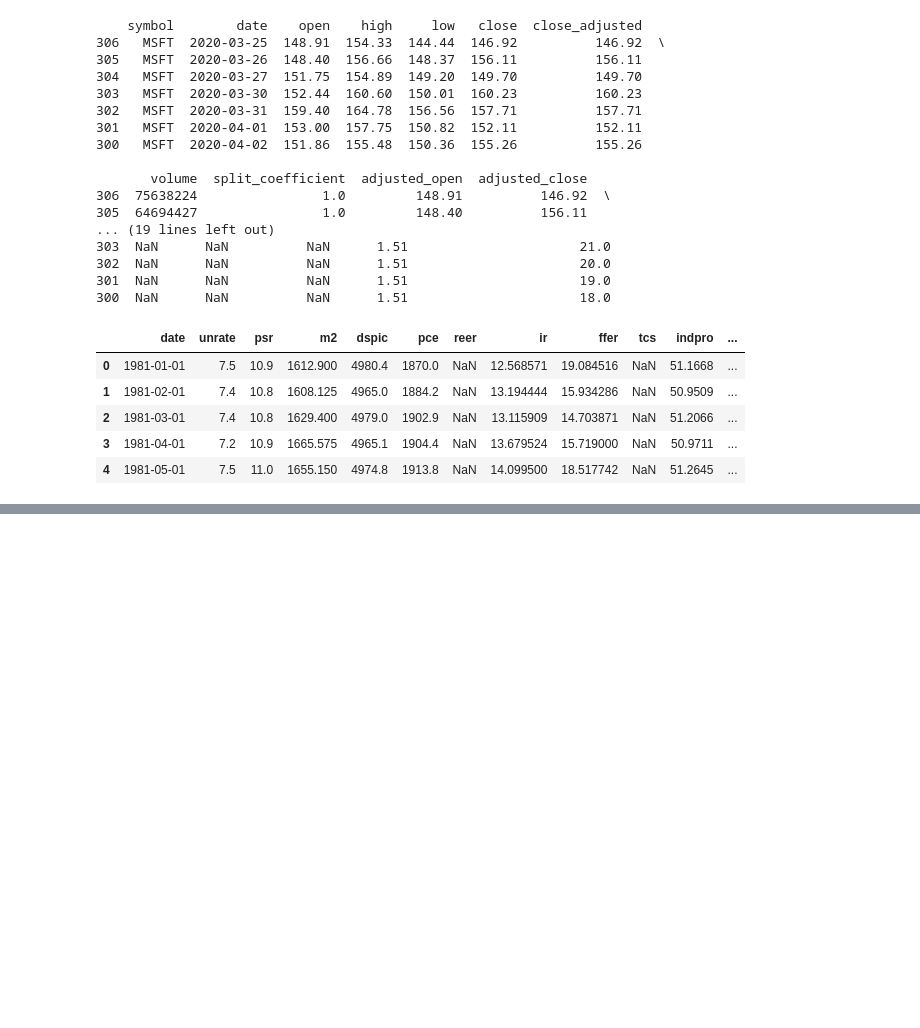
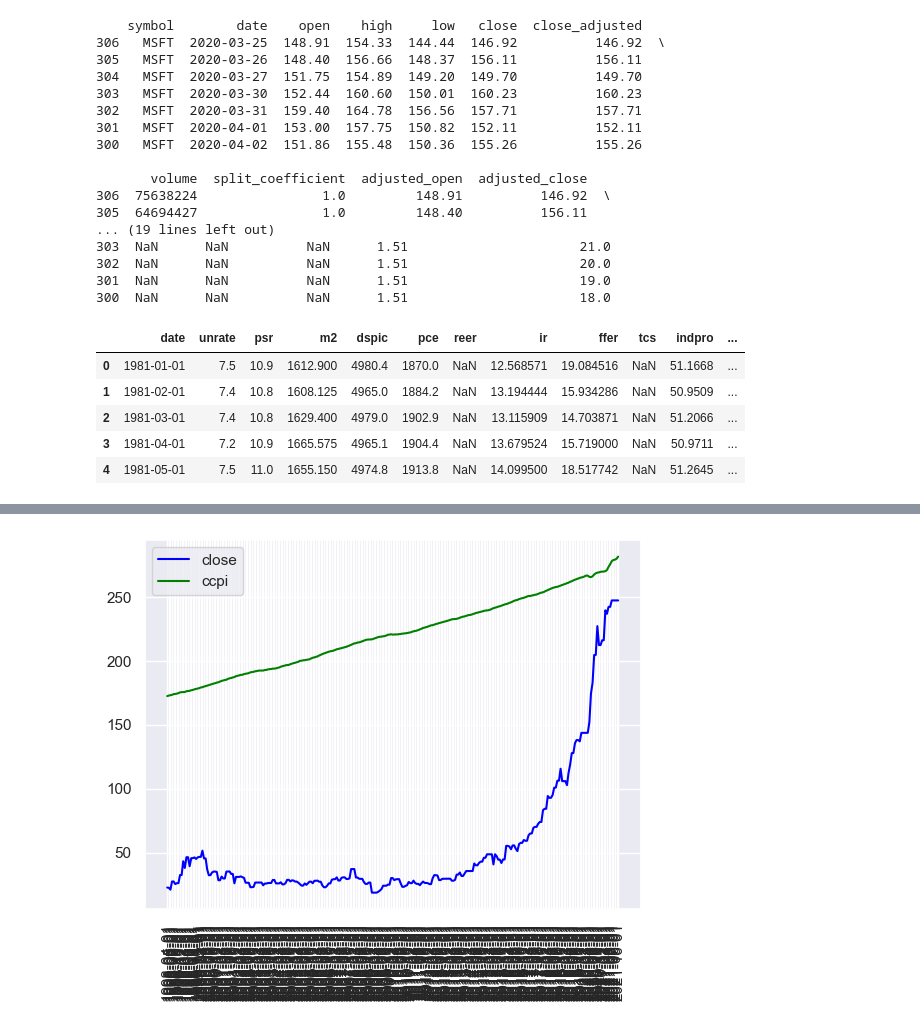
Before and after one commit to gaborcselle/experiments, a Jupyter notebook: prophet_yo.ipynb, the cells around one changed output, grey strips where cells are left out. Saved outputs shown, nothing was run; the diff lists cells and outputs as text; code cells hidden in the pictures; blank space fills up the shorter version.

```diff
--- a/prophet_yo.ipynb
+++ b/prophet_yo.ipynb
@@ -249,0 +250,18 @@ msft_plus_macro
+# %%
+# final prep, drop "open", "high", "low", "close", then rename "adjusted_open", "adjusted_high", "adjusted_low", "adjusted_close" to "open", "high", "low", "close"
+msft_plus_macro = msft_plus_macro.drop(columns=['open', 'high', 'low', 'close'])
+msft_plus_macro = msft_plus_macro.rename(columns={'adjusted_open': 'open', 'adjusted_high': 'high', 'adjusted_low': 'low', 'adjusted_close': 'close'})
+# %%
+# plot the data
+import matplotlib.pyplot as plt
+import seaborn as sns
+sns.set()
+
+# plot the adjusted_close, as well as the macro data
+plt.plot(msft_plus_macro['date'], msft_plus_macro['close'], label='close', color='blue')
+plt.plot(msft_plus_macro['date'], msft_plus_macro['ccpi'], label='ccpi', color='green')
+plt.legend(loc='upper left')
+plt.xticks(rotation=90)
+plt.show()
+# %% [output]
+[figure, added]
```
Also changed, not shown: parts of 7 cells of this notebook.
